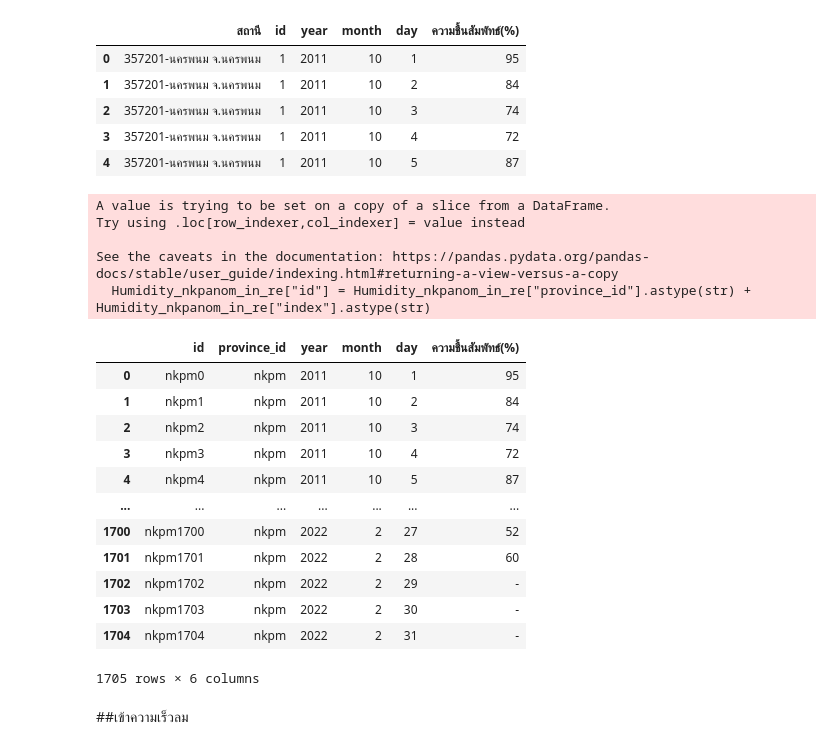
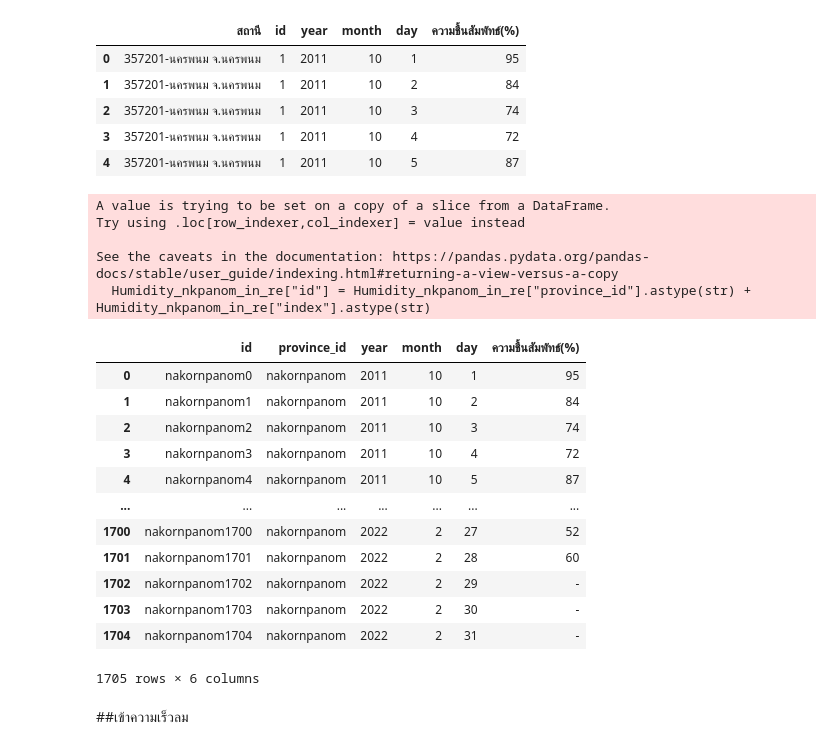
Before and after one commit to kwansawanth/BSC_DPDM23, a Jupyter notebook: Midterm_BscDPDM23.ipynb, the cells around one changed output. Cells and saved outputs as stored; diff of their text form; code cells hidden in the pictures.

```diff
--- a/Midterm_BscDPDM23.ipynb
+++ b/Midterm_BscDPDM23.ipynb
@@ -602,30 +630,30 @@ Humidity_nkpanom_melt.head()
 | 3 | 357201-นครพนม จ.นครพนม | 1 | 2011 | 10 | 4 | 72 |
 | 4 | 357201-นครพนม จ.นครพนม | 1 | 2011 | 10 | 5 | 87 |
 # %%
-Humidity_nkpanom_melt['province_id'] = len(Humidity_nkpanom_melt)*['nkpm']
+Humidity_nkpanom_melt['province_id'] = len(Humidity_nkpanom_melt)*['nakornpanom']
 Humidity_nkpanom_in = Humidity_nkpanom_melt[['province_id','year','month','day','ความชื้นสัมพัทธ์(%)']].reset_index()
 Humidity_nkpanom_in_re = Humidity_nkpanom_in[['province_id','index','year','month','day','ความชื้นสัมพัทธ์(%)']]
 Humidity_nkpanom_in_re["id"] = Humidity_nkpanom_in_re["province_id"].astype(str) +  Humidity_nkpanom_in_re["index"].astype(str)
 Humidity_nkpanom_fin = Humidity_nkpanom_in_re[['id','province_id','year','month','day','ความชื้นสัมพัทธ์(%)']]
 Humidity_nkpanom_fin
 # %% [output]
 A value is trying to be set on a copy of a slice from a DataFrame.
 Try using .loc[row_indexer,col_indexer] = value instead
 
 See the caveats in the documentation: https://pandas.pydata.org/pandas-docs/stable/user_guide/indexing.html#returning-a-view-versus-a-copy
   Humidity_nkpanom_in_re["id"] = Humidity_nkpanom_in_re["province_id"].astype(str) +  Humidity_nkpanom_in_re["index"].astype(str)
 |  | id | province_id | year | month | day | ความชื้นสัมพัทธ์(%) |
-| 0 | nkpm0 | nkpm | 2011 | 10 | 1 | 95 |
-| 1 | nkpm1 | nkpm | 2011 | 10 | 2 | 84 |
-| 2 | nkpm2 | nkpm | 2011 | 10 | 3 | 74 |
-| 3 | nkpm3 | nkpm | 2011 | 10 | 4 | 72 |
-| 4 | nkpm4 | nkpm | 2011 | 10 | 5 | 87 |
+| 0 | nakornpanom0 | nakornpanom | 2011 | 10 | 1 | 95 |
+| 1 | nakornpanom1 | nakornpanom | 2011 | 10 | 2 | 84 |
+| 2 | nakornpanom2 | nakornpanom | 2011 | 10 | 3 | 74 |
+| 3 | nakornpanom3 | nakornpanom | 2011 | 10 | 4 | 72 |
+| 4 | nakornpanom4 | nakornpanom | 2011 | 10 | 5 | 87 |
 | ... | ... | ... | ... | ... | ... | ... |
-| 1700 | nkpm1700 | nkpm | 2022 | 2 | 27 | 52 |
-| 1701 | nkpm1701 | nkpm | 2022 | 2 | 28 | 60 |
-| 1702 | nkpm1702 | nkpm | 2022 | 2 | 29 | - |
-| 1703 | nkpm1703 | nkpm | 2022 | 2 | 30 | - |
-| 1704 | nkpm1704 | nkpm | 2022 | 2 | 31 | - |
+| 1700 | nakornpanom1700 | nakornpanom | 2022 | 2 | 27 | 52 |
+| 1701 | nakornpanom1701 | nakornpanom | 2022 | 2 | 28 | 60 |
+| 1702 | nakornpanom1702 | nakornpanom | 2022 | 2 | 29 | - |
+| 1703 | nakornpanom1703 | nakornpanom | 2022 | 2 | 30 | - |
+| 1704 | nakornpanom1704 | nakornpanom | 2022 | 2 | 31 | - |
 1705 rows × 6 columns
 # %% [markdown]
 ##เข้าความเร็วลม
```
Also changed, not shown: parts of 66 cells of this notebook.
